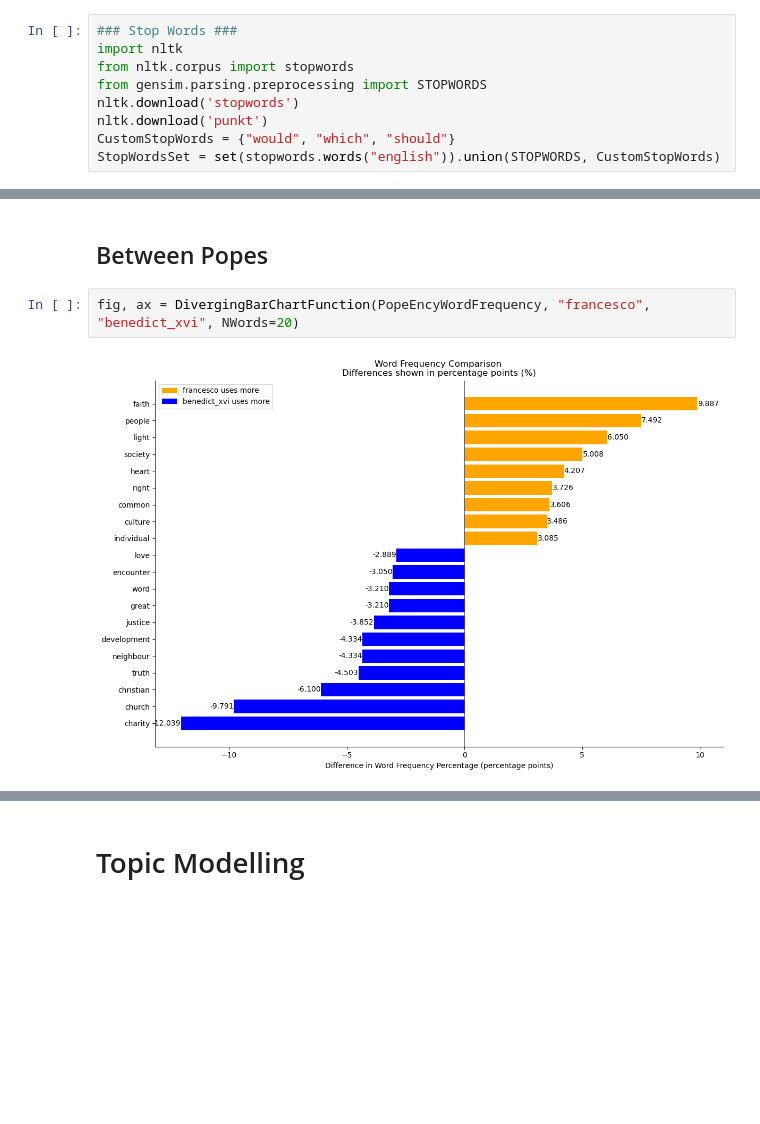
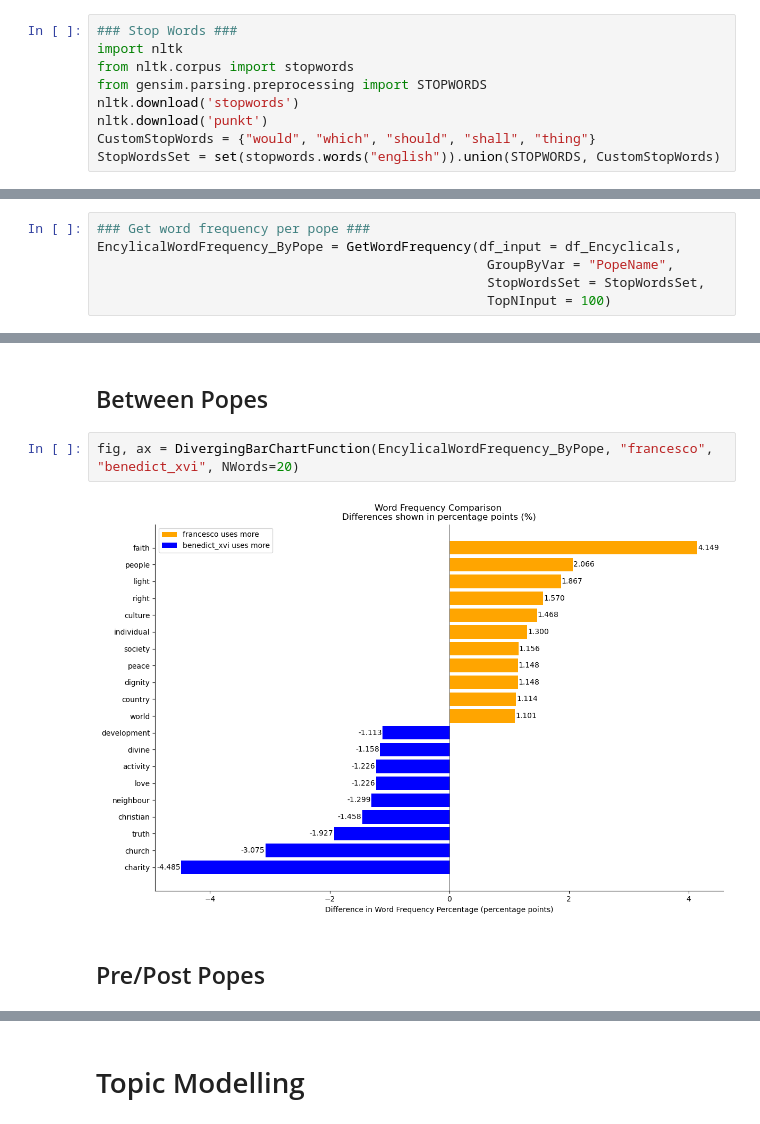
Before and after one commit to thatswhatsimonsaid/TextAnalysisVatican, a Jupyter notebook: Code/Encyclicals.ipynb, the cells around one changed output, grey strips where cells are left out. Saved outputs shown, nothing was run; the diff lists cells and outputs as text; blank space fills up the shorter version.

```diff
--- a/Code/Encyclicals.ipynb
+++ b/Code/Encyclicals.ipynb
@@ -114,7 +78,7 @@ from nltk.corpus import stopwords
 from gensim.parsing.preprocessing import STOPWORDS
 nltk.download('stopwords')
 nltk.download('punkt')
-CustomStopWords = {"would", "which", "should"}
+CustomStopWords = {"would", "which", "should", "shall", "thing"}
 StopWordsSet = set(stopwords.words("english")).union(STOPWORDS, CustomStopWords)
 # %% [output]
 [nltk_data] Downloading package stopwords to
@@ -124,0 +91,6 @@ StopWordsSet = set(stopwords.words("english")).union(STOPWORDS, CustomStopWords)
+# %%
+### Get word frequency per pope ###
+EncylicalWordFrequency_ByPope = GetWordFrequency(df_input = df_Encyclicals,
+                                                  GroupByVar = "PopeName",
+                                                  StopWordsSet = StopWordsSet,
+                                                  TopNInput = 100)
@@ -166,6 +145,8 @@ fig, ax = DivergingBarChartFunction(CouncilEncyWordFrequency, "Pre_VaticanII_Pop
 # %% [markdown]
 ## Between Popes
 # %%
-fig, ax = DivergingBarChartFunction(PopeEncyWordFrequency, "francesco", "benedict_xvi", NWords=20)
+fig, ax = DivergingBarChartFunction(EncylicalWordFrequency_ByPope, "francesco", "benedict_xvi", NWords=20)
 # %% [output]
-[figure, old version]
+[figure, new version]
+# %% [markdown]
+## Pre/Post Popes
```
Also changed, not shown: parts of 29 cells of this notebook, 9 other files.
